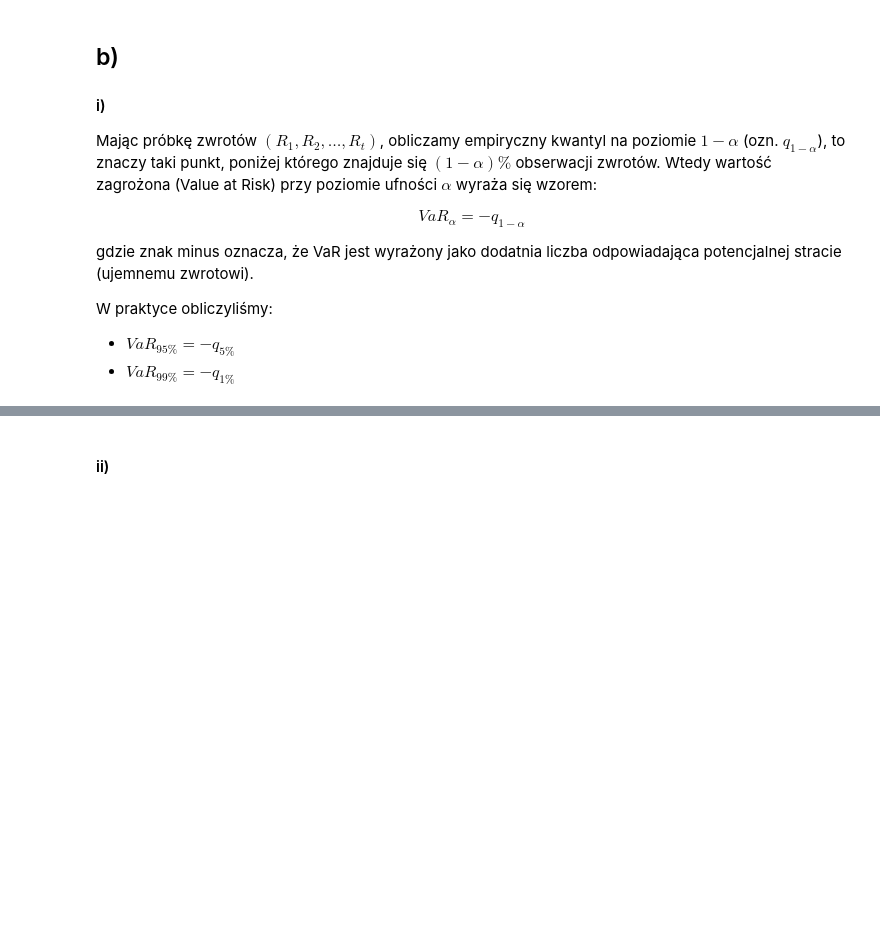
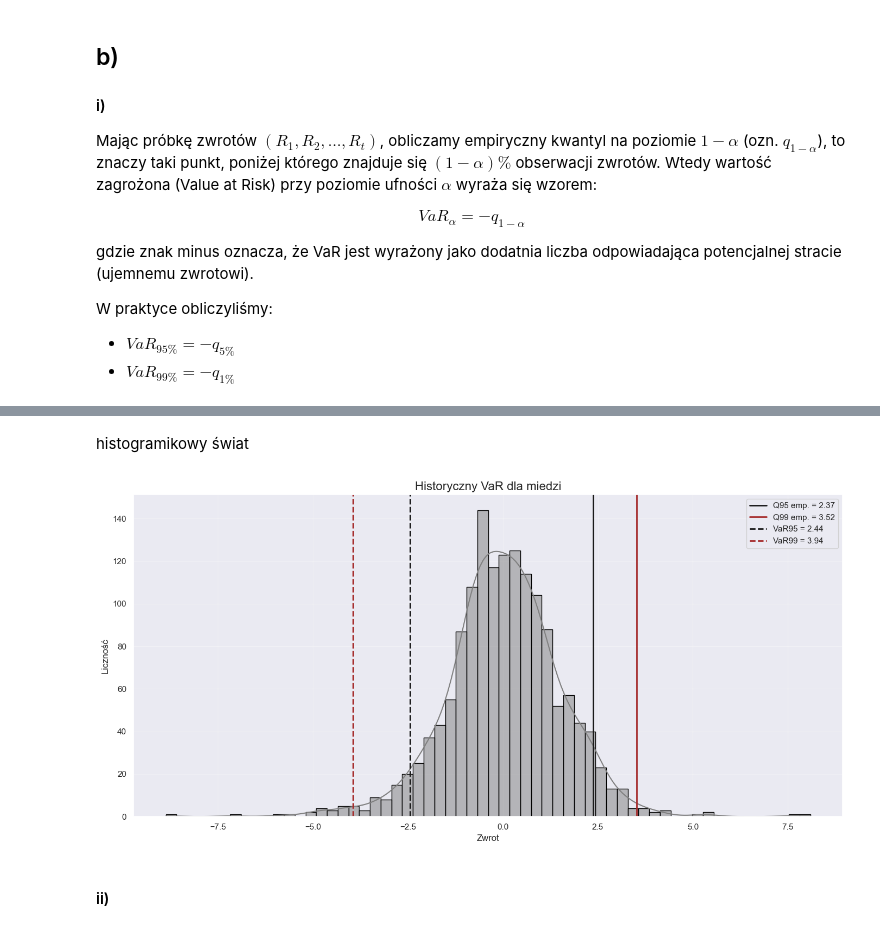
Before and after one commit to mathieuboro/nvidia_risk_management, a Jupyter notebook: projekt-3.ipynb, the cells around one changed output, grey strips where cells are left out. Drawn from its saved outputs; the diff is of its cells as text; code cells hidden in the pictures; blank space fills up the shorter version.

```diff
--- a/projekt-3.ipynb
+++ b/projekt-3.ipynb
@@ -225,3 +259,9 @@ plot_var(log_returns_copper, VaR95, VaR99, title='Historyczny VaR dla miedzi')
+# %% [markdown]
+histogramikowy świat
+# %%
+plot_var_hist(log_returns_copper, VaR95, VaR99, title='Historyczny VaR dla miedzi')
+# %% [output]
+[figure, added]
 # %% [markdown]
 #### ii)
 # %% [markdown]
```
Also changed, not shown: parts of 12 cells of this notebook.
